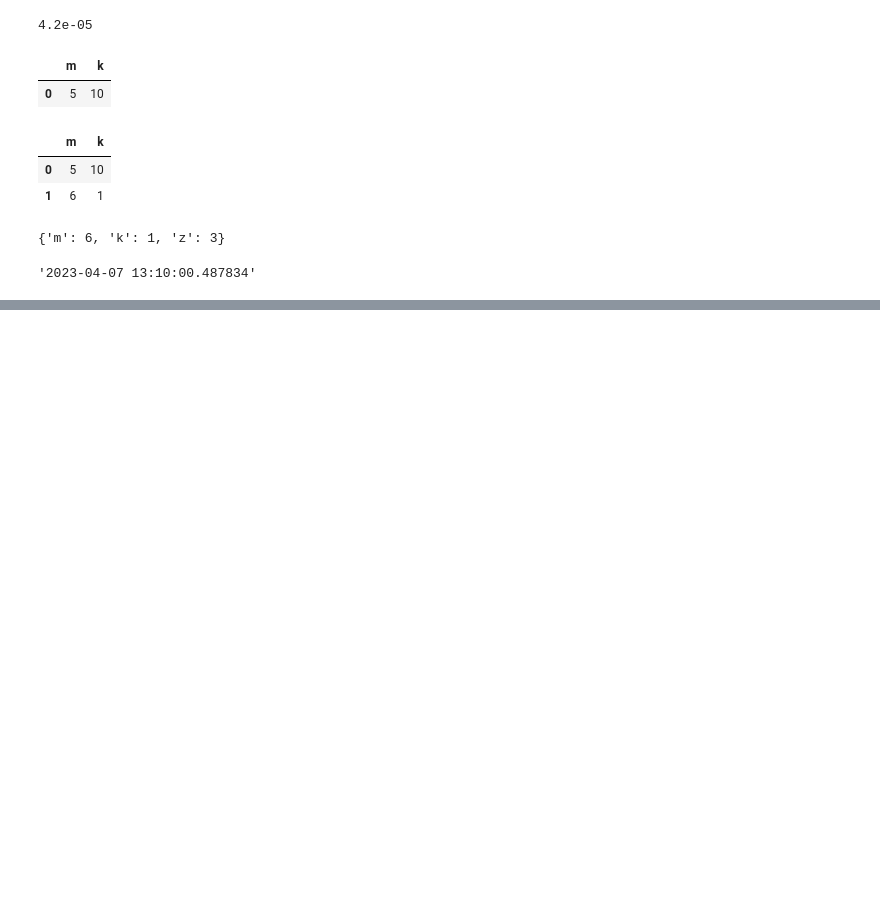
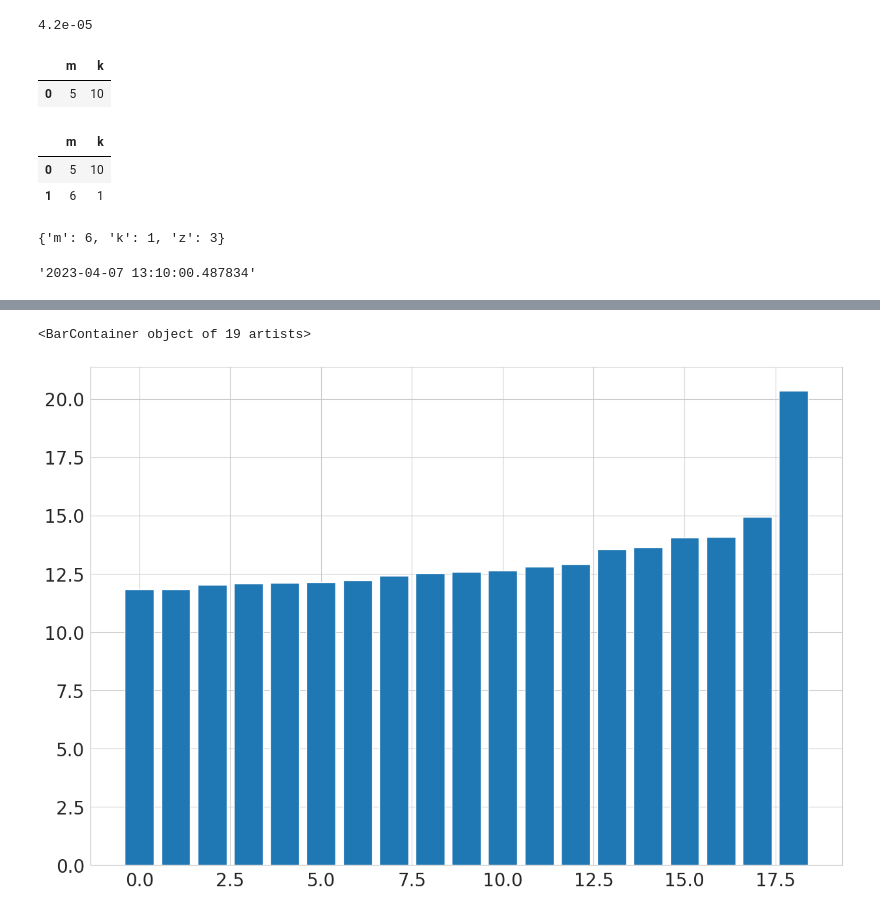
Before and after one commit to akhiljalan/cellag-misc, a Jupyter notebook: ppi-2-faster-iter.ipynb, the cells around one changed output, grey strips where cells are left out. Saved outputs shown, nothing was run; the diff lists cells and outputs as text; code cells hidden in the pictures; blank space fills up the shorter version.

```diff
--- a/ppi-2-faster-iter.ipynb
+++ b/ppi-2-faster-iter.ipynb
@@ -1095,0 +1176,5 @@ str(datetime.now())
+# %%
+plt.bar(np.arange(19), human_ppi_df['true_diff_svals'].iloc[0])
+# %% [output]
+<BarContainer object of 19 artists>
+[figure, added]
```
Also changed, not shown: parts of 18 cells of this notebook, 7 other files.
